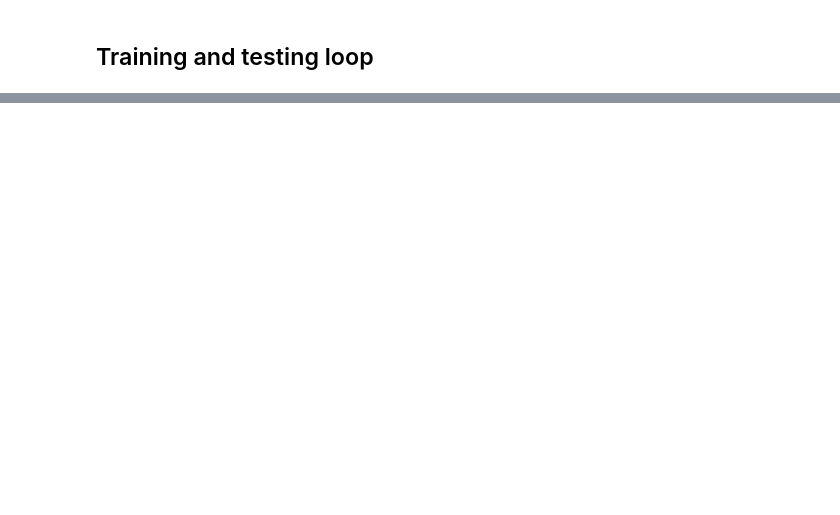
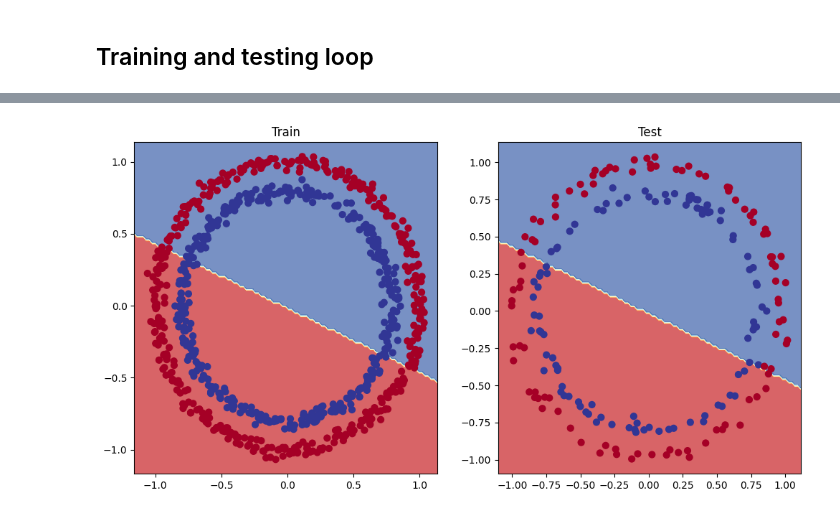
Before and after one commit to eniola-ajala/pytorch_course, a Jupyter notebook: classificatin.ipynb, the cells around one changed output, grey strips where cells are left out. Cells and saved outputs as stored; diff of their text form; code cells hidden in the pictures; blank space fills up the shorter version.

```diff
--- a/classificatin.ipynb
+++ b/classificatin.ipynb
@@ -279,0 +413,37 @@ for epoch in range(epochs):
+# %%
+epochs = 1000
+
+for epoch in range(epochs):
+    model_1.train()
+
+    # 1. forward pass
+    y_logits = model_1(X_train).squeeze()
+    y_pred = torch.round(torch.sigmoid(y_logits))
+
+    # 2. calculate loss
+    loss = loss_fn(y_logits, y_train)
+    acc = accuracy_fn(y_true=y_train, y_pred=y_pred)
+
+    # 3 optimizer zero grad
+    optimizer.zero_grad()
+
+    # 4 loss backwras
+    loss.backward()
+
+    # 5 ptimizer step
+    optimizer.step()
+
+    ## testng
+    model_1.eval()
+    with torch.inference_mode():
+        # 1. forward pass\
+        test_logits = model_1(X_test).squeeze()
+        test_pred = torch.round(torch.sigmoid(test_logits))
+
+        # 2 calculate loss
+        test_loss = loss_fn(test_logits, y_test)
+        test_acc = accuracy_fn(y_true=y_test, y_pred=test_pred)
+
+# 4 print out whats happening
+    if epoch % 100 == 0:
+        print(f"Epoch: {epochs} | Loss: {loss:5f} | Acc: {acc:2f}% | Test loss: {test_loss:5f} | Test acc: {test_acc:2f}%")
@@ -279,0 +461,10 @@ for epoch in range(epochs):
+# %%
+plt.figure(figsize=(12,6))
+plt.subplot(1,2,1)
+plt.title("Train")
+plot_decision_boundary(model_1, X_train, y_train)
+plt.subplot(1,2,2)
+plt.title("Test")
+plot_decision_boundary(model_1, X_test, y_test)
+# %% [output]
+[figure, added]
```
Also changed, not shown: parts of 38 cells of this notebook.
